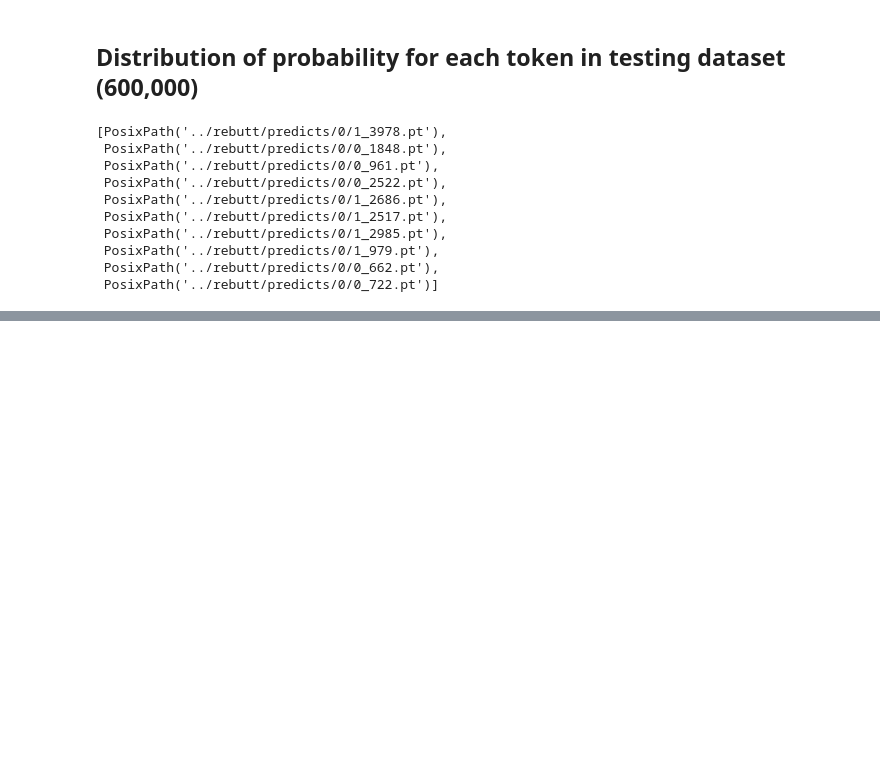
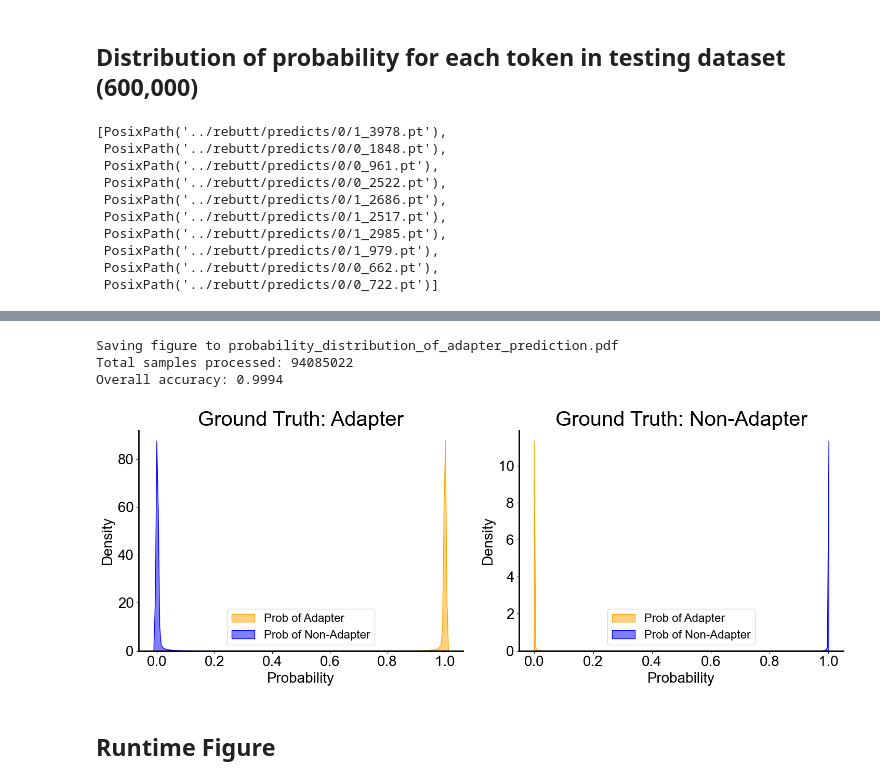
Before and after one commit to cauliyang/deepchopper-paper, a Jupyter notebook: figures/figures.ipynb, the cells around one changed output, grey strips where cells are left out. Drawn from its saved outputs; the diff is of its cells as text; code cells hidden in the pictures; blank space fills up the shorter version.

```diff
--- a/figures/figures.ipynb
+++ b/figures/figures.ipynb
@@ -2689,5 +3014,3 @@ predictions[:10]
  PosixPath('../rebutt/predicts/0/1_979.pt'),
  PosixPath('../rebutt/predicts/0/0_662.pt'),
  PosixPath('../rebutt/predicts/0/0_722.pt')]
-# %%
-pt = torch.load(predictions[0])
@@ -2776,0 +3139,9 @@ Accuracy: 0.9995
+# %%
+draw_adapter_predict_distribution(predictions, figname="probability_distribution_of_adapter_prediction.pdf")
+# %% [output]
+Saving figure to probability_distribution_of_adapter_prediction.pdf
+Total samples processed: 94085022
+Overall accuracy: 0.9994
+[figure, added]
+# %% [markdown]
+## Runtime Figure
```
Also changed, not shown: parts of 88 cells of this notebook, 6 other files.
